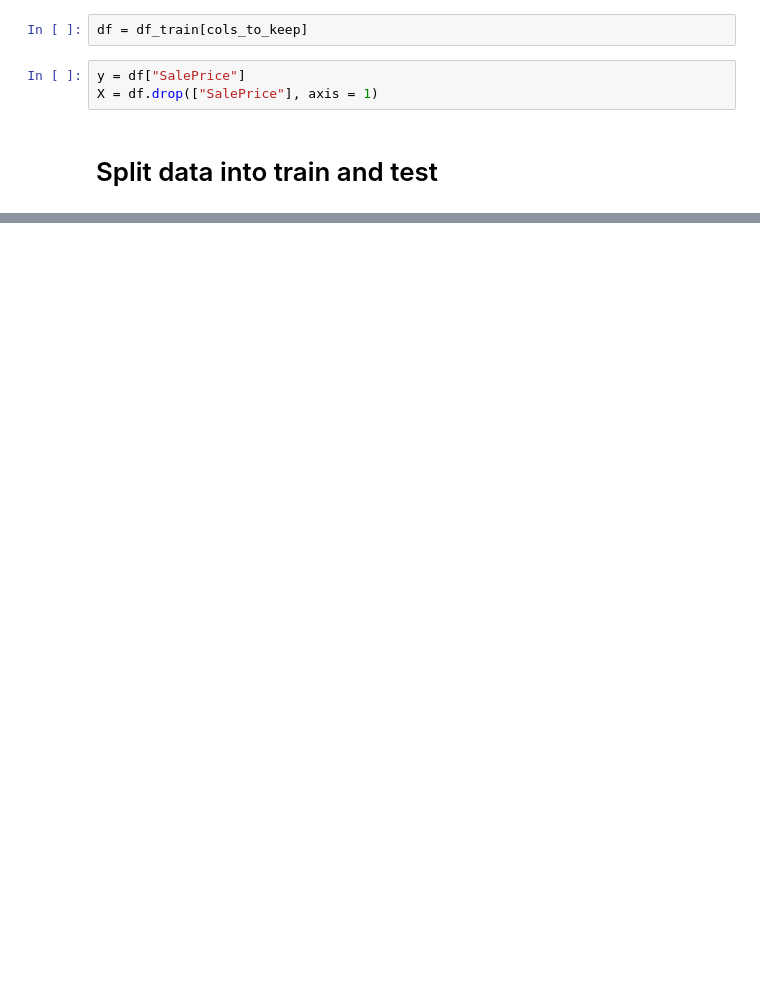
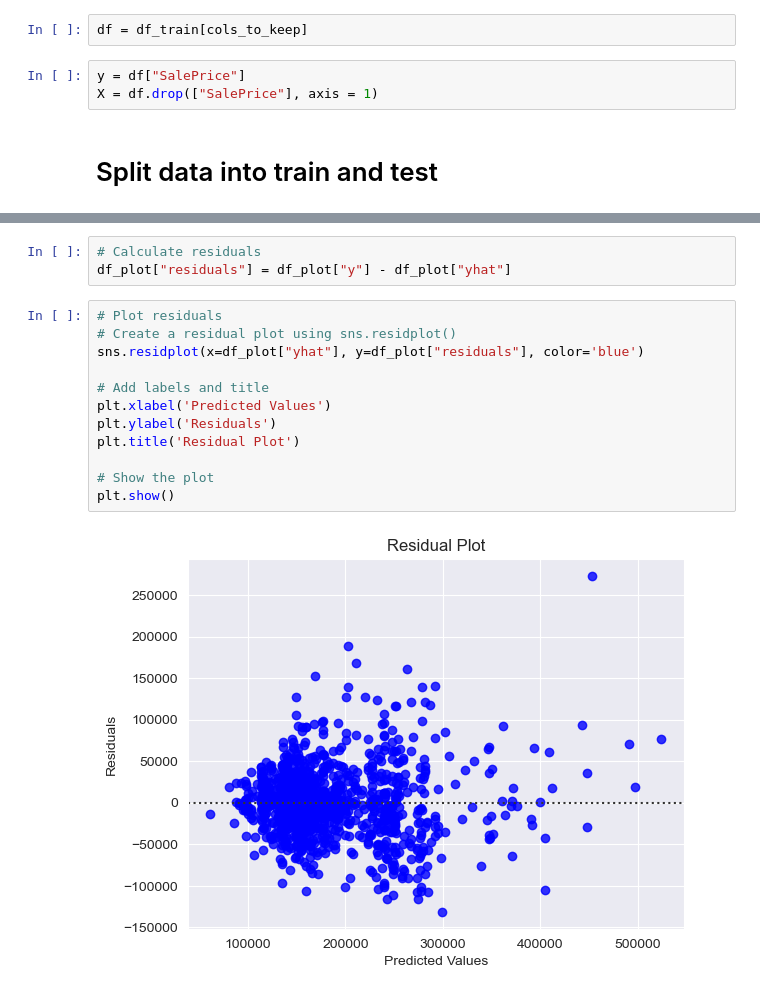
Before and after one commit to oskarflygare/kaggle-ames-housing, a Jupyter notebook: sklearn-xgboost.ipynb, the cells around one changed output, grey strips where cells are left out. Cells and saved outputs as stored; diff of their text form; blank space fills up the shorter version.

```diff
--- a/sklearn-xgboost.ipynb
+++ b/sklearn-xgboost.ipynb
@@ -50,0 +119,17 @@ Pipeline score: 0.6329993775542335
+# %%
+# Calculate residuals
+df_plot["residuals"] = df_plot["y"] - df_plot["yhat"]
+# %%
+# Plot residuals
+# Create a residual plot using sns.residplot()
+sns.residplot(x=df_plot["yhat"], y=df_plot["residuals"], color='blue')
+
+# Add labels and title
+plt.xlabel('Predicted Values')
+plt.ylabel('Residuals')
+plt.title('Residual Plot')
+
+# Show the plot
+plt.show()
+# %% [output]
+[figure, added]
```
Also changed, not shown: parts of 16 cells of this notebook, 2 other files.
